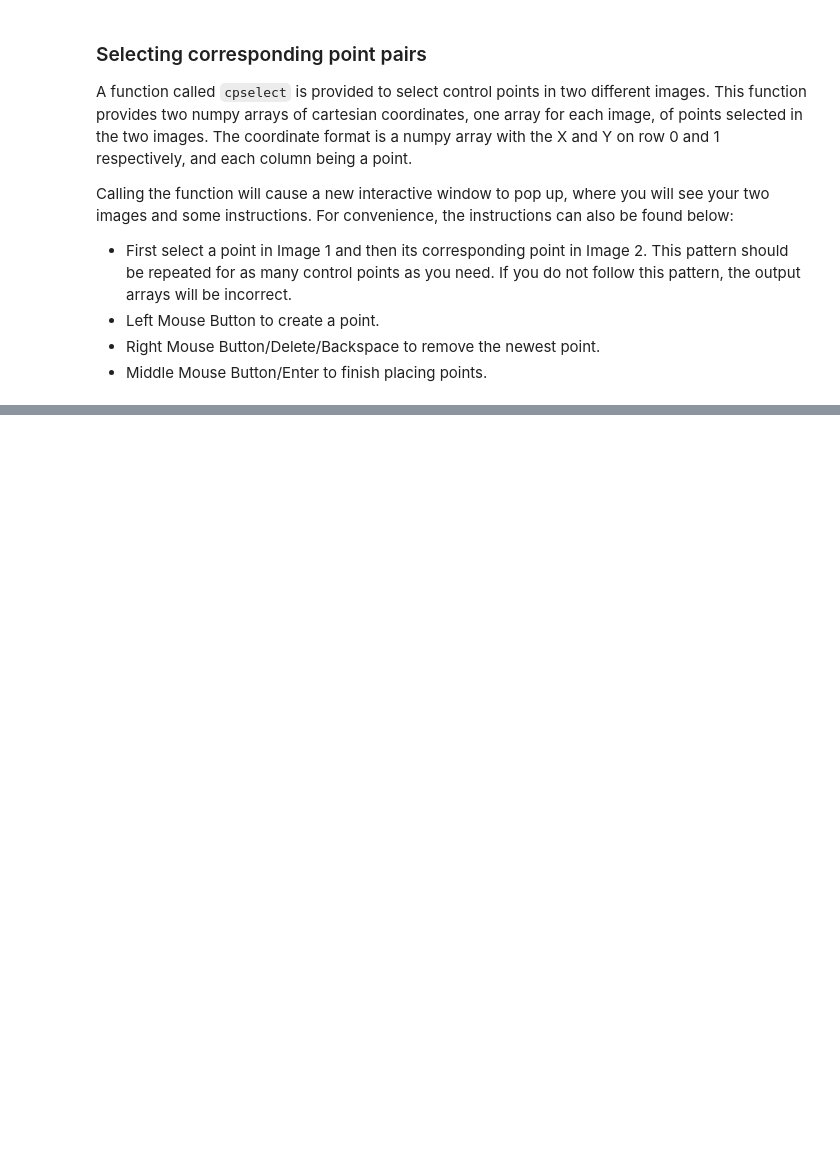
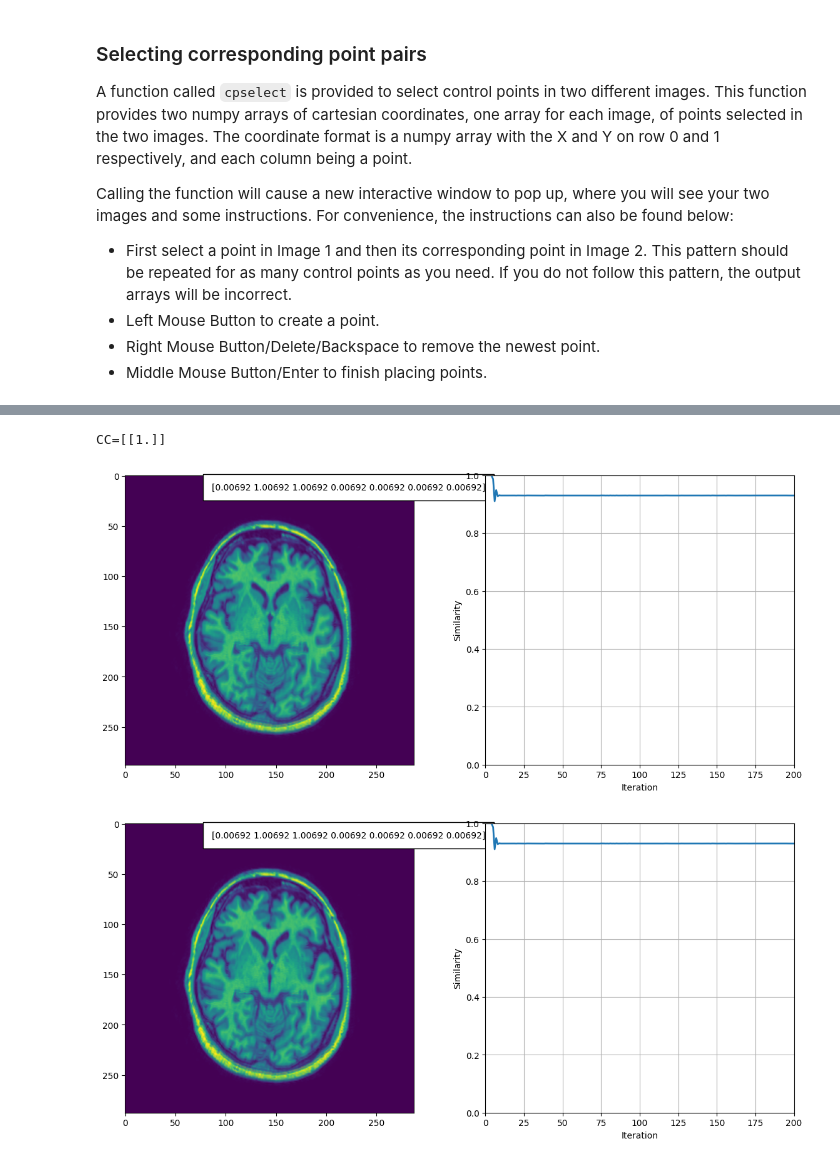
Before and after one commit to QM-L/project-imgreg-group19, a Jupyter notebook: source/reader/1.6_Registration_project.ipynb, the cells around one changed output, grey strips where cells are left out. Drawn from its saved outputs; the diff is of its cells as text; code cells hidden in the pictures; blank space fills up the shorter version.

```diff
--- a/source/reader/1.6_Registration_project.ipynb
+++ b/source/reader/1.6_Registration_project.ipynb
@@ -195,7 +181,27 @@ Using the provided dataset and the functions that you have implemented in the ex
 5. Affine intensity-based registration of a T1 slice and a T2 slice (e.g. `1_1_t1.tif` and `1_1_t2.tif`) using mutual information as a similarity measure.
 
 Describe, analyze and compare the results from each experiment. If a method fails, describe why you think it fails. Note that you will most likely have to try different values for the learning rate in each experiment in order to find the one that works best.
+# %%
+%matplotlib inline
+import sys
+sys.path.append("../code")
+from registration import affine_corr
+import matplotlib.pyplot as plt
+import numpy as np
+I = plt.imread('../data/image_data/1_1_t1.tif')
+Im = plt.imread('../data/image_data/1_1_t1_d.tif')
+
+x = np.array([0., 1., 1., 0., 0. ,0. ,0.])
+C = affine_corr(I, Im, x, return_transform=False)
+# %% [output]
+CC=[[1.]]
 # %%
-# 1
-I_path = '../data/image_data/1_1_t1.tif'
-Im_path = '../data/image_data/1_1_t1_d.tif'
+%matplotlib inline
+import sys
+sys.path.append("../code")
+from registration_project import affine_registration_demo
+
+affine_registration_demo('../data/image_data/1_1_t1.tif','../data/image_data/1_1_t1_d.tif')
+# %% [output]
+[figure, added]
+[figure, added]
```
Also changed, not shown: parts of 7 cells of this notebook, 3 other files.
